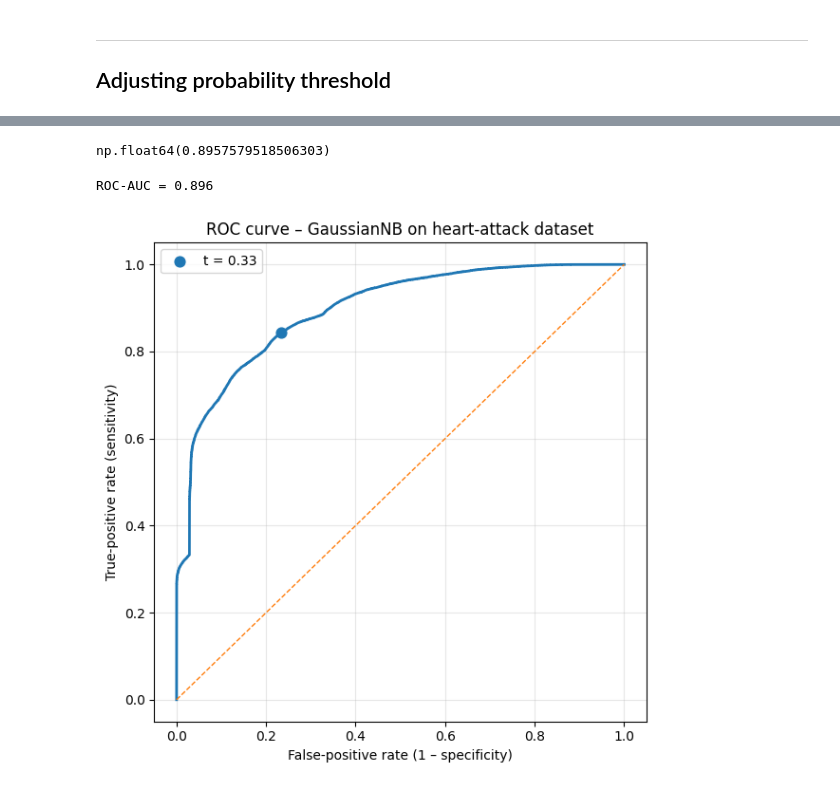
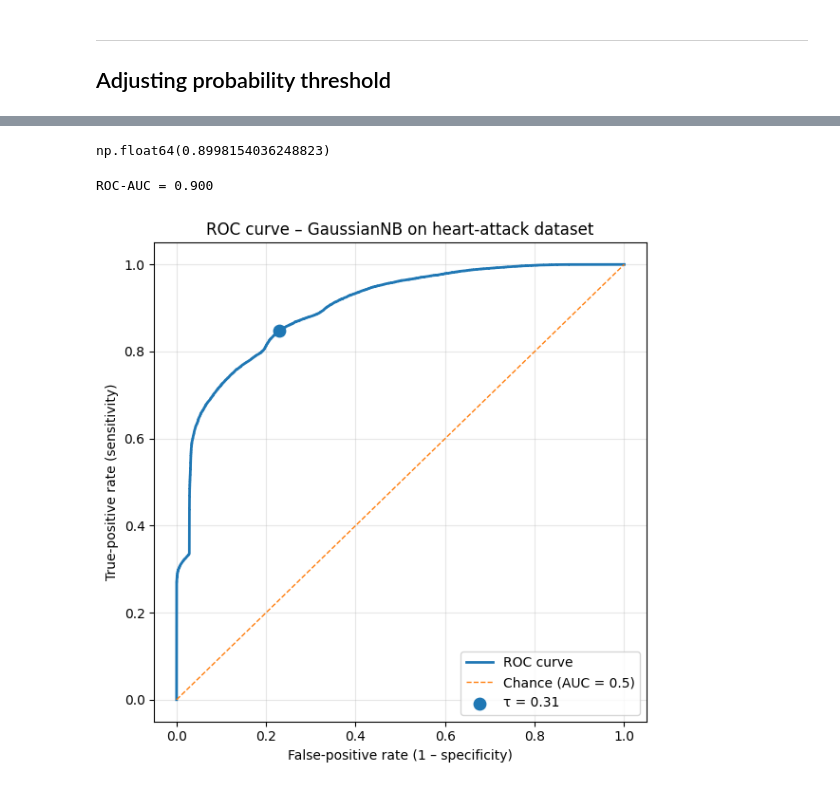
Before and after one commit to alexlafuente/heart_attack_prediction_md, a Jupyter notebook: Naive_Bayes.ipynb, the cells around one changed output, grey strips where cells are left out. Saved outputs shown, nothing was run; the diff lists cells and outputs as text; code cells hidden in the pictures.

```diff
--- a/Naive_Bayes.ipynb
+++ b/Naive_Bayes.ipynb
@@ -18,12 +40,19 @@ df.head()
 | 4 | -0.530408 | -0.611612 | -0.473831 | -1.650085 | -0.553397 | -0.978942 | -0.654813 | ... |
 5 rows × 34 columns
 # %%
+from sklearn.model_selection import train_test_split
+
 X = df.drop(columns=["heart_attack"], axis = 1).values
 y = df["heart_attack"].values.astype(np.int8)
 
 print(X.shape)
 print(y.shape)
 print(f"Dataset: {X.shape}  |  positives {(y==1).sum()}")
+
+# Train-test split on the sampled data (BEFORE preprocessing)
+X_train, X_test, y_train, y_test = train_test_split(
+    X, y, test_size=0.5, stratify=y, random_state=1
+)
 # %% [output]
 (127030, 33)
 (127030,)
@@ -86,12 +113,6 @@ weighted avg       0.81      0.81      0.81    127030
 # %% [markdown]
 ***
 ## Adjusting probability threshold
-# %%
-# Focus on predict class 1
-y2 = y.copy()  # Since data is already in 0s and 1s, just make a copy
-
-# Split the data
-(X_train, X_test, y_train, y_test) = train_test_split(X, y2, test_size=0.5, random_state=1)
 # %%
 from sklearn.metrics import f1_score
 from sklearn.model_selection import StratifiedKFold
@@ -199,32 +224,38 @@ from sklearn.metrics import roc_auc_score
 roc_auc = roc_auc_score(y_test, probs[:, 1], average="macro")
 roc_auc
 # %% [output]
-np.float64(0.8957579518506303)
+np.float64(0.8998154036248823)
 # %%
 from sklearn.metrics import roc_curve, roc_auc_score
 import matplotlib.pyplot as plt
+import numpy as np
 
-# ---- compute ROC points & AUC -------------------------------------------
+# ---------- compute ROC points & AUC ------------------------------------
 fpr, tpr, thresh = roc_curve(y_test, probs[:, 1])
-auc  = roc_auc_score(y_test, probs[:, 1])
+auc = roc_auc_score(y_test, probs[:, 1])
 print(f"ROC-AUC = {auc:.3f}")
 
-# ---- plot ---------------------------------------------------------------
+# ---------- find coords for τ ≈ 0.31 -----------------------------------
+# thresh is sorted high→low; pick the first point whose threshold is within ±0.001 of 0.31
+tau = 0.31
+idx = np.where((thresh >= tau - 1e-3) & (thresh <= tau + 1e-3))[0][0]
+fpr_tau, tpr_tau = fpr[idx], tpr[idx]
+
+# ---------- plot --------------------------------------------------------
 plt.figure(figsize=(6, 6))
-plt.plot(fpr, tpr, lw=2)
-plt.plot([0, 1], [0, 1], ls="--", lw=1)          # chance diagonal
-plt.scatter(
-    *([fpr[(thresh>=0.329)&(thresh<=0.331)][0],
-       tpr[(thresh>=0.329)&(thresh<=0.331)][0]]),
-    marker="o", s=60, label="t = 0.33"
-)
+plt.plot(fpr, tpr, lw=2, label="ROC curve")
+plt.plot([0, 1], [0, 1], ls="--", lw=1, label="Chance (AUC = 0.5)")
+
+# highlight the chosen operating point
+plt.scatter(fpr_tau, tpr_tau, s=80, marker="o", label=f"τ = {tau:.2f}")
+
 plt.title("ROC curve – GaussianNB on heart-attack dataset")
 plt.xlabel("False-positive rate (1 – specificity)")
 plt.ylabel("True-positive rate (sensitivity)")
 plt.legend()
 plt.grid(alpha=0.3)
 plt.tight_layout()
 plt.show()
 # %% [output]
-ROC-AUC = 0.896
+ROC-AUC = 0.900
-[figure, old version]
+[figure, new version]
```
Also changed, not shown: parts of 9 cells of this notebook, 1 other file.
